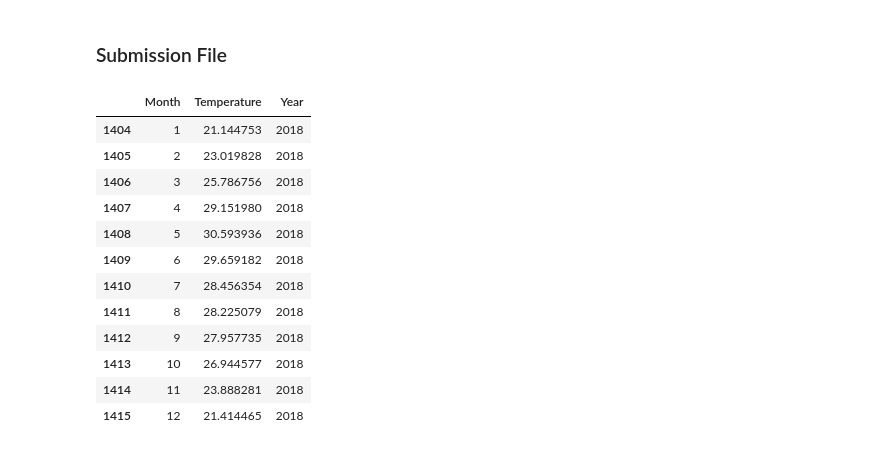
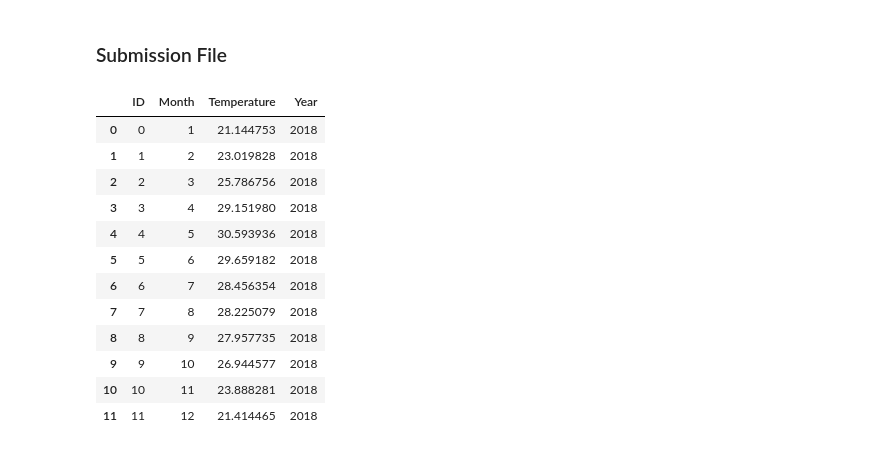
Before and after one commit to PATELOM925/Indian-Weather-Predictor-Kaggle, a Jupyter notebook: indian-weather-predictor_submission.ipynb, the cells around one changed output. Drawn from its saved outputs; the diff is of its cells as text; code cells hidden in the pictures.

```diff
--- a/indian-weather-predictor_submission.ipynb
+++ b/indian-weather-predictor_submission.ipynb
@@ -369,12 +369,11 @@ print("Gradient boosting : R2 Score:", r2_score(y_test, m4_y_pred))
 Gradient boosting : R2 Score: 0.9800246235861243
 # %%
 # Transforming the Gradient Boosting regression predicted values to Dataframe
-order = ['Year','Month','Temperature','Date']
+order = ['Year','Month','Temperature','Date','ID']
 GB_reg = pd.DataFrame({'ID': range(0, 12),'Month' : range(1,13) })
 GB_reg['Date'] = pd.to_datetime(GB_reg['Month'].astype(str) + ' ' + '2018', format='%m %Y')
 GB_reg['Temperature'] = forecast_gb
 GB_reg['Year'] = 2018
-GB_reg = GB_reg.drop(columns="ID")
 GB_reg = GB_reg[order]
 GB_reg
 # %% [output]
@@ -394,7 +393,8 @@ GB_reg
 # %%
-GB_reg.reset_index(drop=True, inplace=True)
-GB_reg.index = melted_df.index[-1] + 1 + GB_reg.index
-melted_df2 = pd.concat([melted_df,GB_reg])
+GB_reg_new = GB_reg.drop(columns="ID")
+GB_reg_new.reset_index(drop=True, inplace=True)
+GB_reg_new.index = melted_df.index[-1] + 1 + GB_reg_new.index
+melted_df2 = pd.concat([melted_df,GB_reg_new])
 melted_df2.tail(20)
 # %% [output]
 |  | Year | Month | Temperature | Date |
@@ -529,23 +529,23 @@ adjusted r2 score = 0.9790520397157858
 # %% [markdown]
 ### Submission File
 # %%
-order = ['Month','Temperature','Year']
+order = ['ID','Month','Temperature','Year']
 GB_reg = GB_reg[order]
 GB_reg
 # %% [output]
-|  | Month | Temperature | Year |
-| 1404 | 1 | 21.144753 | 2018 |
-| 1405 | 2 | 23.019828 | 2018 |
-| 1406 | 3 | 25.786756 | 2018 |
-| 1407 | 4 | 29.151980 | 2018 |
-| 1408 | 5 | 30.593936 | 2018 |
-| 1409 | 6 | 29.659182 | 2018 |
-| 1410 | 7 | 28.456354 | 2018 |
-| 1411 | 8 | 28.225079 | 2018 |
-| 1412 | 9 | 27.957735 | 2018 |
-| 1413 | 10 | 26.944577 | 2018 |
-| 1414 | 11 | 23.888281 | 2018 |
-| 1415 | 12 | 21.414465 | 2018 |
+|  | ID | Month | Temperature | Year |
+| 0 | 0 | 1 | 21.144753 | 2018 |
+| 1 | 1 | 2 | 23.019828 | 2018 |
+| 2 | 2 | 3 | 25.786756 | 2018 |
+| 3 | 3 | 4 | 29.151980 | 2018 |
+| 4 | 4 | 5 | 30.593936 | 2018 |
+| 5 | 5 | 6 | 29.659182 | 2018 |
+| 6 | 6 | 7 | 28.456354 | 2018 |
+| 7 | 7 | 8 | 28.225079 | 2018 |
+| 8 | 8 | 9 | 27.957735 | 2018 |
+| 9 | 9 | 10 | 26.944577 | 2018 |
+| 10 | 10 | 11 | 23.888281 | 2018 |
+| 11 | 11 | 12 | 21.414465 | 2018 |
 # %%
 GB_reg.to_csv('predictions.csv', index=False)
 # %%
```
Also changed, not shown: parts of 4 cells of this notebook.
